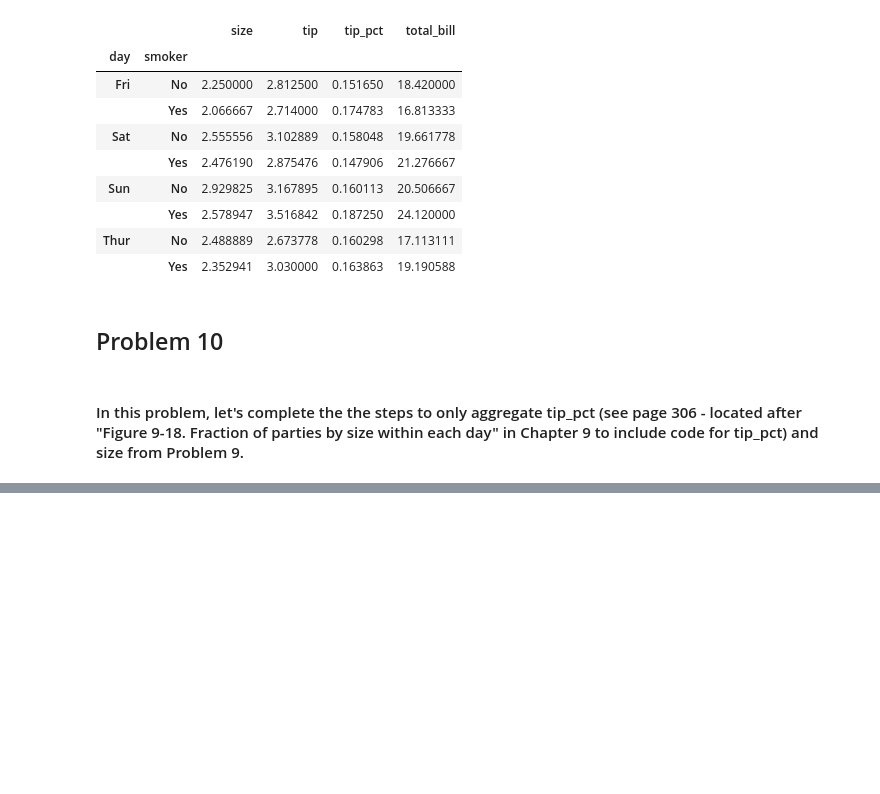
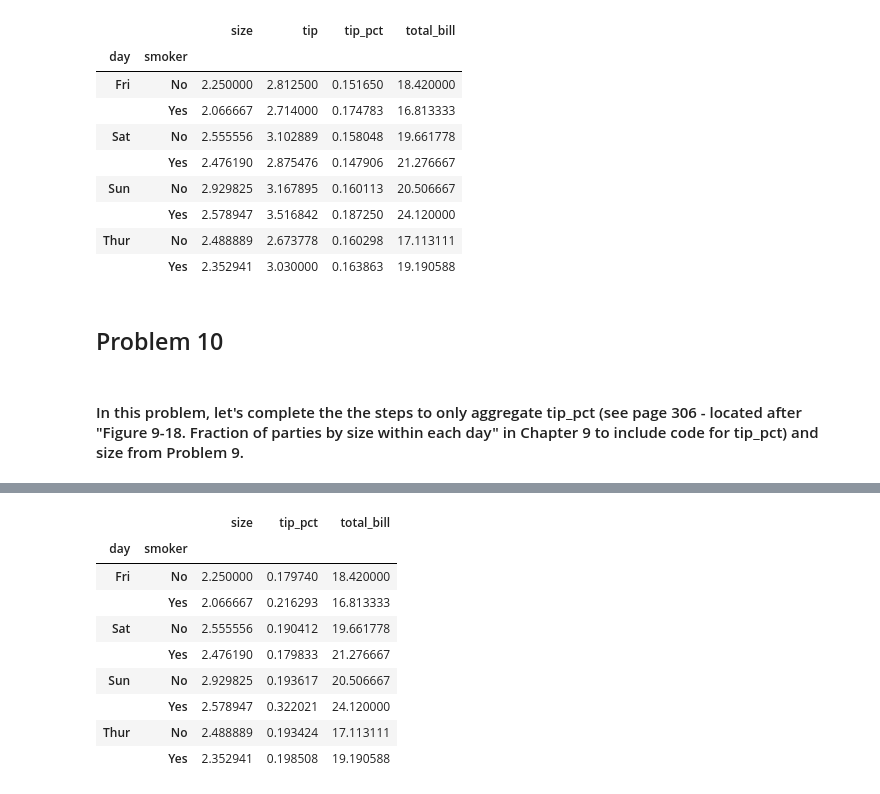
Before and after one commit to tartam1/IT545, a Jupyter notebook: Lab_5_Assignment.ipynb, the cells around one changed output, grey strips where cells are left out. Cells and saved outputs as stored; diff of their text form; code cells hidden in the pictures; blank space fills up the shorter version.

```diff
--- a/Lab_5_Assignment.ipynb
+++ b/Lab_5_Assignment.ipynb
@@ -408,3 +408,5 @@ tips.pivot_table(index=["day", "smoker"],
 #### In this problem, let's complete the the steps to only aggregate tip_pct (see page 306 - located after "Figure 9-18. Fraction of parties by size within each day" in Chapter 9 to include code for tip_pct) and size from Problem 9.
 # %%
 # Insert commenting and code in this cell.
+tips["tip_pct"] = tips["tip"] / (tips["total_bill"] - tips["tip"])
+tips.head()
@@ -410,0 +420,14 @@ tips.pivot_table(index=["day", "smoker"],
+# %%
+tips.pivot_table(index=["day", "smoker"],
+                 values=["size", "tip_pct", "total_bill"])
+# %% [output]
+|  |  | size | tip_pct | total_bill |
+| day | smoker |  |  |  |
+| Fri | No | 2.250000 | 0.179740 | 18.420000 |
+|  | Yes | 2.066667 | 0.216293 | 16.813333 |
+| Sat | No | 2.555556 | 0.190412 | 19.661778 |
+|  | Yes | 2.476190 | 0.179833 | 21.276667 |
+| Sun | No | 2.929825 | 0.193617 | 20.506667 |
+|  | Yes | 2.578947 | 0.322021 | 24.120000 |
+| Thur | No | 2.488889 | 0.193424 | 17.113111 |
+|  | Yes | 2.352941 | 0.198508 | 19.190588 |
```
Also changed, not shown: parts of 2 cells of this notebook.
